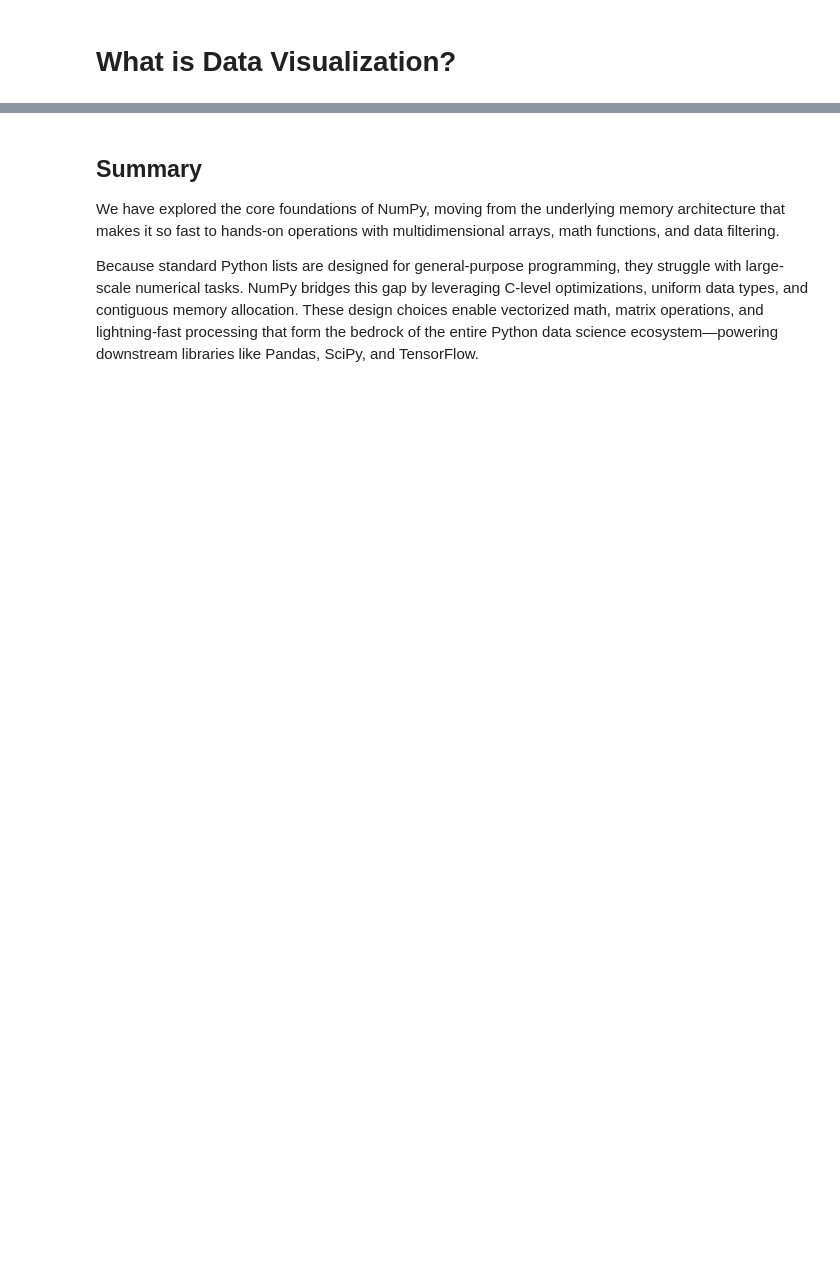
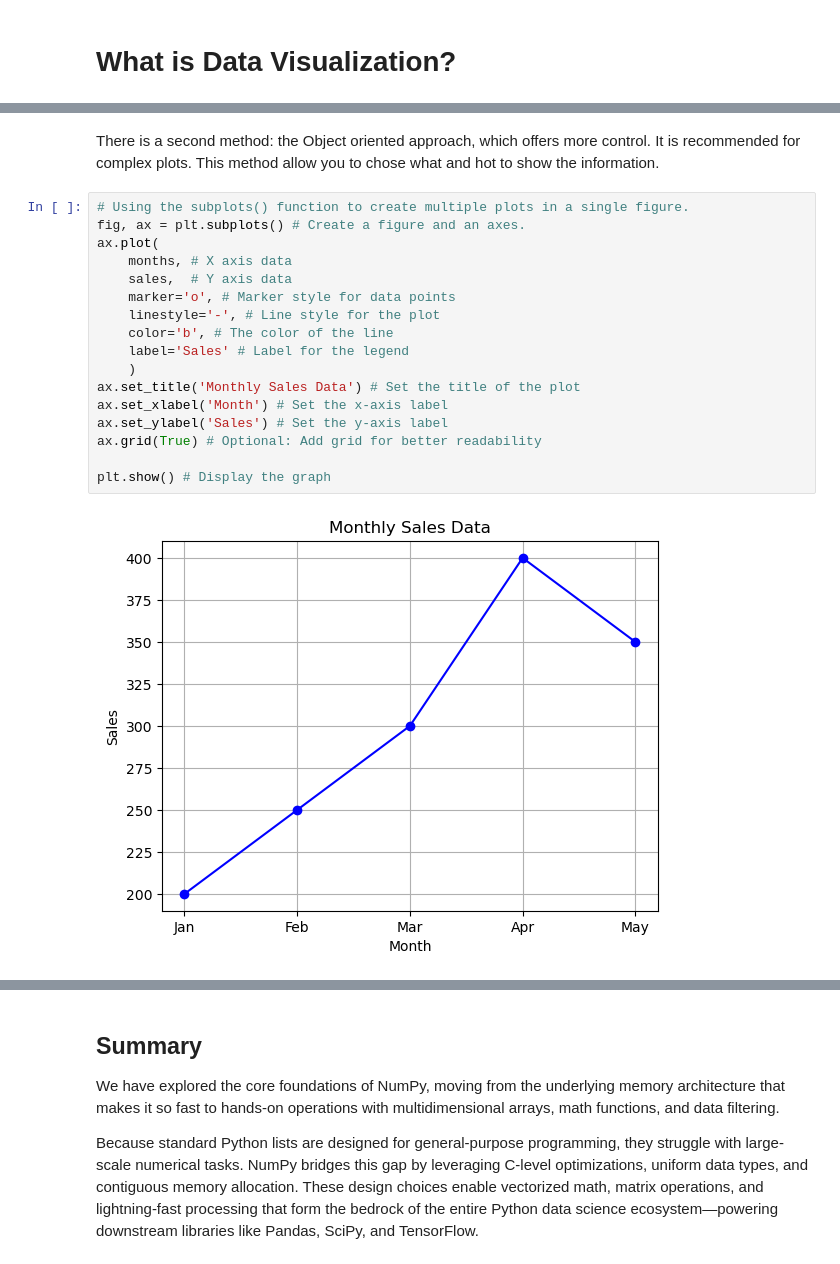
Before and after one commit to bizzaccelerator/Data-Science-Study-Notes, a Jupyter notebook: 7. Visualizing data.ipynb, the cells around one changed output, grey strips where cells are left out. Drawn from its saved outputs; the diff is of its cells as text; blank space fills up the shorter version.

```diff
--- a/7. Visualizing data.ipynb
+++ b/7. Visualizing data.ipynb
@@ -50,0 +112,21 @@ import numpy as np
+# %% [markdown]
+There is a second method: the Object oriented approach, which offers more control. It is recommended for complex plots. This method allow you to chose what and hot to show the information.
+# %%
+# Using the subplots() function to create multiple plots in a single figure.
+fig, ax = plt.subplots() # Create a figure and an axes.
+ax.plot(
+    months, # X axis data
+    sales,  # Y axis data
+    marker='o', # Marker style for data points
+    linestyle='-', # Line style for the plot
+    color='b', # The color of the line
+    label='Sales' # Label for the legend
+    )
+ax.set_title('Monthly Sales Data') # Set the title of the plot
+ax.set_xlabel('Month') # Set the x-axis label
+ax.set_ylabel('Sales') # Set the y-axis label
+ax.grid(True) # Optional: Add grid for better readability
+
+plt.show() # Display the graph
+# %% [output]
+[figure, added]
```
Also changed, not shown: parts of 23 cells of this notebook.
